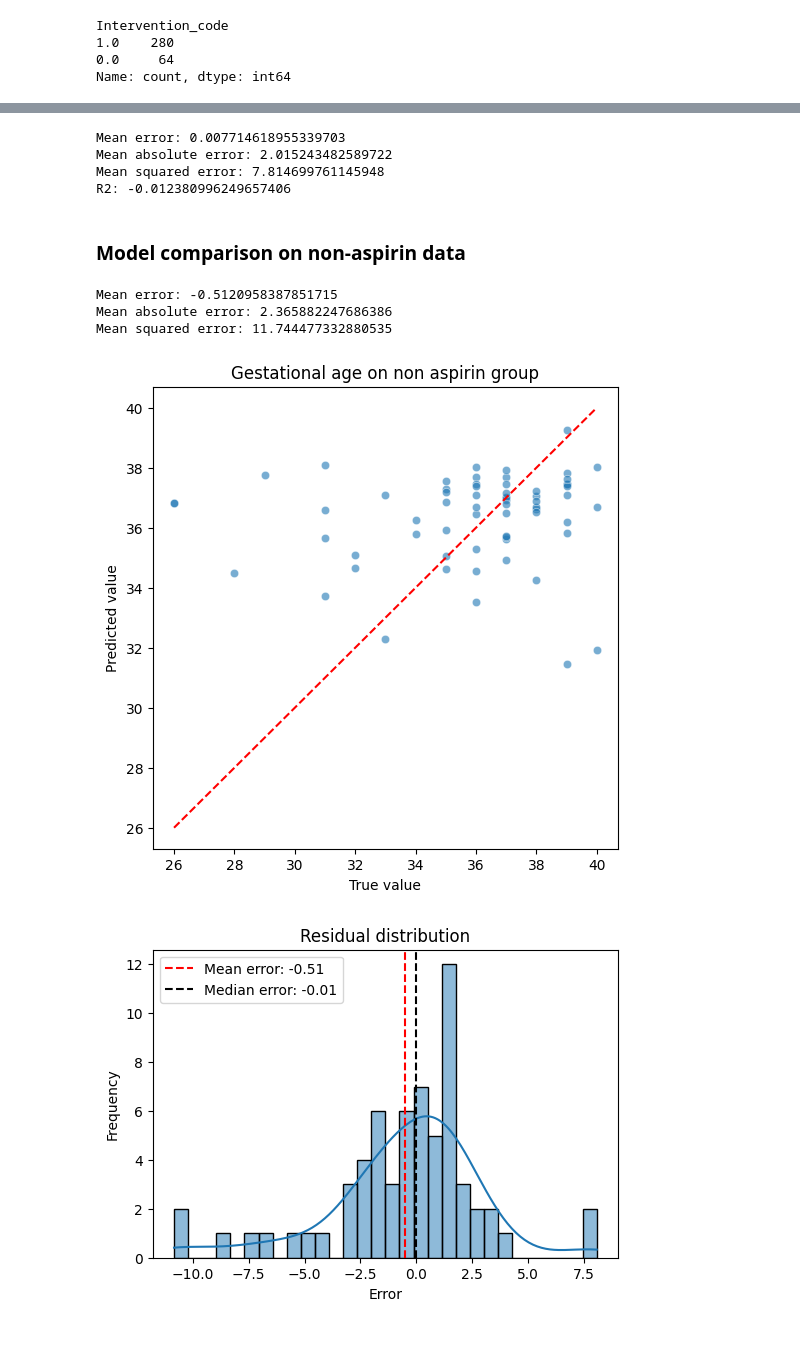
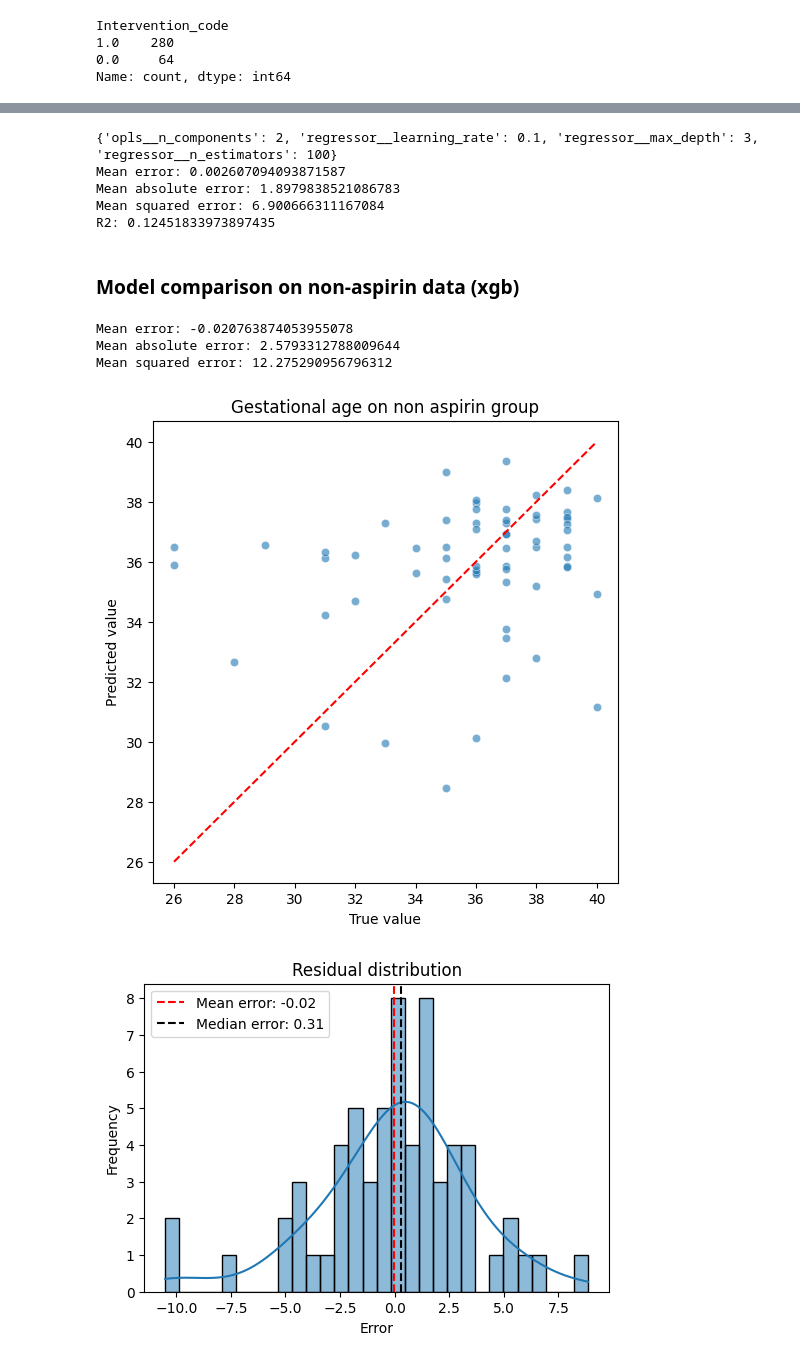
Before and after one commit to longna88/ga-shift-prediction, a Jupyter notebook: Shift_prediction.ipynb, the cells around one changed output, grey strips where cells are left out. Saved outputs shown, nothing was run; the diff lists cells and outputs as text; code cells hidden in the pictures.

Commit message:
compare models

```diff
--- a/Shift_prediction.ipynb
+++ b/Shift_prediction.ipynb
@@ -10,7 +10,7 @@ import umap.umap_ as umap
 from datetime import datetime
 from scipy.stats import ttest_ind
 # %%
-df = pd.read_csv('./Book1.csv', sep=';')
+df = pd.read_csv('../Book1.csv', sep=';')
 df.dropna(subset='Intervention_code', axis=0, inplace=True)
 # All the rest have preeclampsia:
 # 1 received aspirin, 0 didn’t receive it. They represent our two groups.
@@ -267,0 +220,21 @@ def get_best_params_reg(pipeline, params, X, y):
+# %%
+pipe = Pipeline([
+    ('scaler', StandardScaler()),
+    ('regressor', XGBRegressor(objective='reg:squarederror'))
+])
+
+params = {
+    'regressor__n_estimators': [100, 200, 300],
+    'regressor__max_depth': [3, 5, 10],
+    'regressor__learning_rate': [0.001, 0.01, 0.1],
+}
+
+
+scores, best_params = get_best_params_reg(pipe, params, X, y)
+
+print(best_params)
+
+print(f'Mean error: {np.mean(scores["test_mean_error"])}')
+print(f'Mean absolute error: {np.mean(scores["test_mean_absolute_error"])}')
+print(f'Mean squared error: {np.mean(scores["test_mean_squared_error"])}')
+print(f'R2: {np.mean(scores["test_r2"])}')
@@ -290,16 +300,32 @@ best_params
-# %%
-# Model evaluation
-print(f'Mean error: {np.mean(scores["test_mean_error"])}')
-print(f'Mean absolute error: {np.mean(scores["test_mean_absolute_error"])}')
-print(f'Mean squared error: {np.mean(scores["test_mean_squared_error"])}')
-print(f'R2: {np.mean(scores["test_r2"])}')
-# %% [output]
-Mean error: 0.007714618955339703
-Mean absolute error: 2.015243482589722
-Mean squared error: 7.814699761145948
-R2: -0.012380996249657406
+# %%
+pipe_rf = Pipeline([
+    ('scaler', StandardScaler()),
+    ('regressor', RandomForestRegressor(random_state=47))
+])
+
+params = {
+        'regressor__n_estimators': [100, 200, 300],
+        'regressor__max_depth': [3, 5, 10],
+        'regressor__min_samples_split': [2, 5, 10],
+        'regressor__min_samples_leaf': [1, 2, 4]
+    }
+
+scores_rf, best_params_rf = get_best_params_reg(pipe_rf, params, X, y)
+
+print(best_params_opls)
+
+print(f'Mean error: {np.mean(scores_rf["test_mean_error"])}')
+print(f'Mean absolute error: {np.mean(scores_rf["test_mean_absolute_error"])}')
+print(f'Mean squared error: {np.mean(scores_rf["test_mean_squared_error"])}')
+print(f'R2: {np.mean(scores_rf["test_r2"])}')
+# %% [output]
+{'opls__n_components': 2, 'regressor__learning_rate': 0.1, 'regressor__max_depth': 3, 'regressor__n_estimators': 100}
+Mean error: 0.002607094093871587
+Mean absolute error: 1.8979838521086783
+Mean squared error: 6.900666311167084
+R2: 0.12451833973897435
 # %% [markdown]
-### Model comparison on non-aspirin data
+### Model comparison on non-aspirin data (xgb)
 # %%
 pipe.set_params(**best_params)
 pipe.fit(X, y)
@@ -314,31 +340,31 @@ print(f'Mean error: {mean_error(y_non_asa, y_pred_non_asa)}')
 print(f'Mean absolute error: {mean_absolute_error(y_non_asa, y_pred_non_asa)}')
 print(f'Mean squared error: {mean_squared_error(y_non_asa, y_pred_non_asa)}')
 # %% [output]
-Mean error: -0.5120958387851715
-Mean absolute error: 2.365882247686386
-Mean squared error: 11.744477332880535
+Mean error: -0.020763874053955078
+Mean absolute error: 2.5793312788009644
+Mean squared error: 12.275290956796312
 # %%
 plt.figure(figsize=(6, 6))
 sns.scatterplot(x=y_non_asa, y=y_pred_non_asa, alpha=0.6)
 plt.plot([min(y_non_asa), max(y_non_asa)], [min(y_non_asa), max(y_non_asa)], color='red', linestyle='--')
 plt.xlabel("True value")
 plt.ylabel("Predicted value")
 plt.title("Gestational age on non aspirin group")
 plt.show()
 
 
 # expectation: red line shifted from 0
-mean_error = np.mean(errors)
+mean_error_value = np.mean(errors)
 median_error = np.median(errors)
 plt.figure(figsize=(6, 4))
 sns.histplot(errors, bins=30, kde=True)
-plt.axvline(mean_error, color='red', linestyle='--', label=f"Mean error: {mean_error:.2f}")
+plt.axvline(mean_error_value, color='red', linestyle='--', label=f"Mean error: {mean_error_value:.2f}")
 plt.axvline(median_error, color='black', linestyle='--', label=f"Median error: {median_error:.2f}")
 plt.xlabel("Error")
 plt.ylabel("Frequency")
 plt.title("Residual distribution")
 plt.legend()
 plt.show()
 # %% [output]
-[figure, old version]
+[figure, new version]
-[figure, old version]
+[figure, new version]
```
Also changed, not shown: parts of 21 cells of this notebook.
